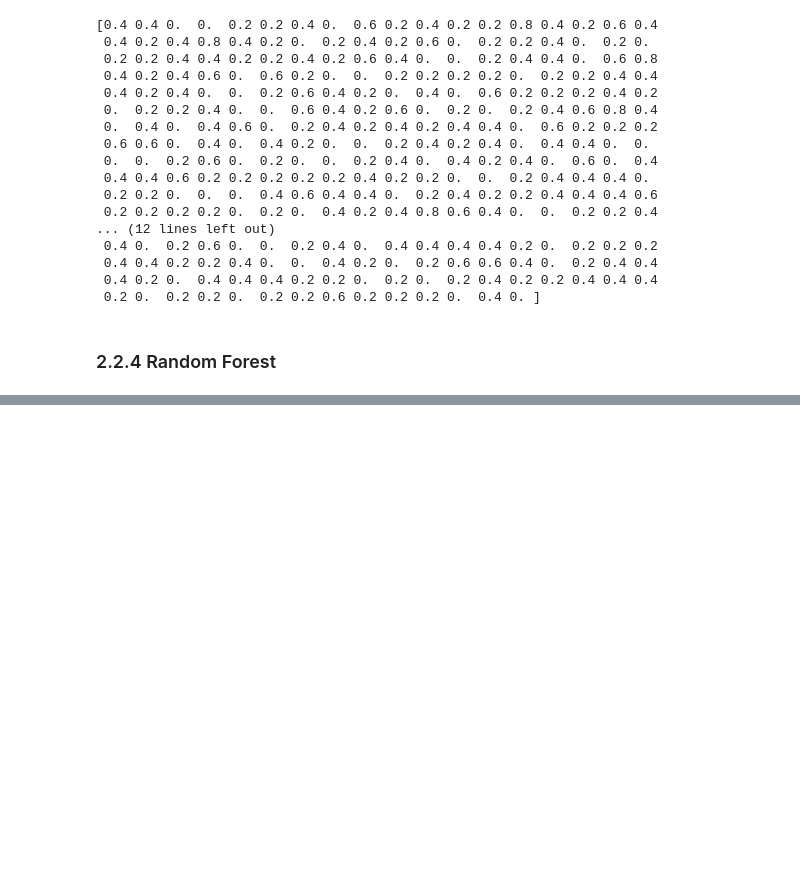
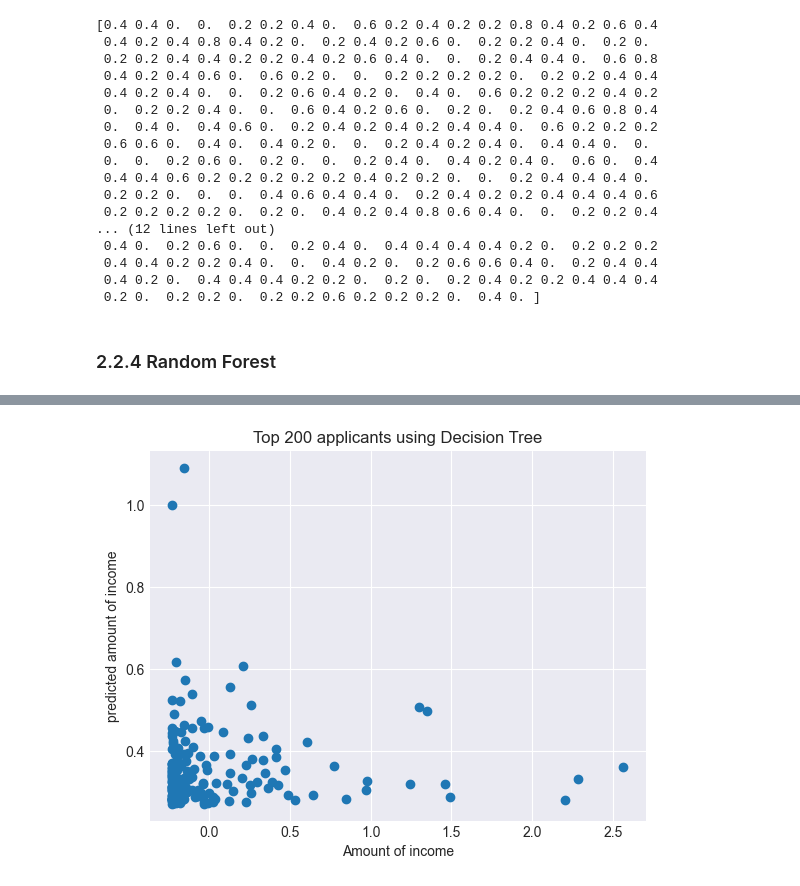
Before and after one commit to TomasHeyneman/Project-ML-, a Jupyter notebook: project.ipynb, the cells around one changed output, grey strips where cells are left out. Cells and saved outputs as stored; diff of their text form; code cells hidden in the pictures; blank space fills up the shorter version.

Commit message:
Update selection of 200 applicants

```diff
--- a/project.ipynb
+++ b/project.ipynb
@@ -1280,0 +1314,27 @@ applicants_who_will_cause_damage
+# %%
+from random import Random
+import numpy as np
+from sklearn.model_selection import train_test_split
+from sklearn.preprocessing import StandardScaler
+from sklearn.linear_model import LinearRegression
+from sklearn.model_selection import cross_val_score
+
+# fit linear regression with cross-validation
+cv_scores = []
+sd_scores = []
+lin_reg = LinearRegression()
+scores = cross_val_score(lin_reg, X_train_stand, y_train, cv=5)
+cv_scores.append(scores.mean())
+sd_scores.append(np.sqrt(scores.var())/np.sqrt(5))
+
+# fit linear regression to entire training set
+lin_reg.fit(X_train_stand, y_train)
+
+# Standardize numerical features for new applicants
+num_feat = [feat for feat in num_feat if feat in score.columns] # remove non-existent features
+new_applicants_stand = score.copy()
+new_applicants_stand[num_feat] = scaler.transform(score[num_feat])
+
+# Predict damages for new applicants using the trained linear regression
+damages_pred = lin_reg.predict(new_applicants_stand)
+print(damages_pred)
@@ -1459,0 +1659,16 @@ print(damages_pred)
+# %%
+# Make predictions using the trained model (Linear Regression)
+# Replace model.predict with the name of your trained model's predict function
+applicants_who_will_cause_damage["profit_am"] = lin_reg.predict(applicants_who_will_cause_damage)
+
+# Select the top 200 applicants with the highest predicted profit_am
+top_200 = applicants_who_will_cause_damage.nlargest(200, "profit_am")
+
+# Plot the selected applicants on a scatter plot
+plt.scatter(top_200["income_am"], top_200["profit_am"])
+plt.title("Top 200 applicants using Decision Tree")
+plt.xlabel("Amount of income")
+plt.ylabel("predicted amount of income")
+plt.show()
+# %% [output]
+[figure, added]
```
Also changed, not shown: parts of 27 cells of this notebook, 1 other file.
